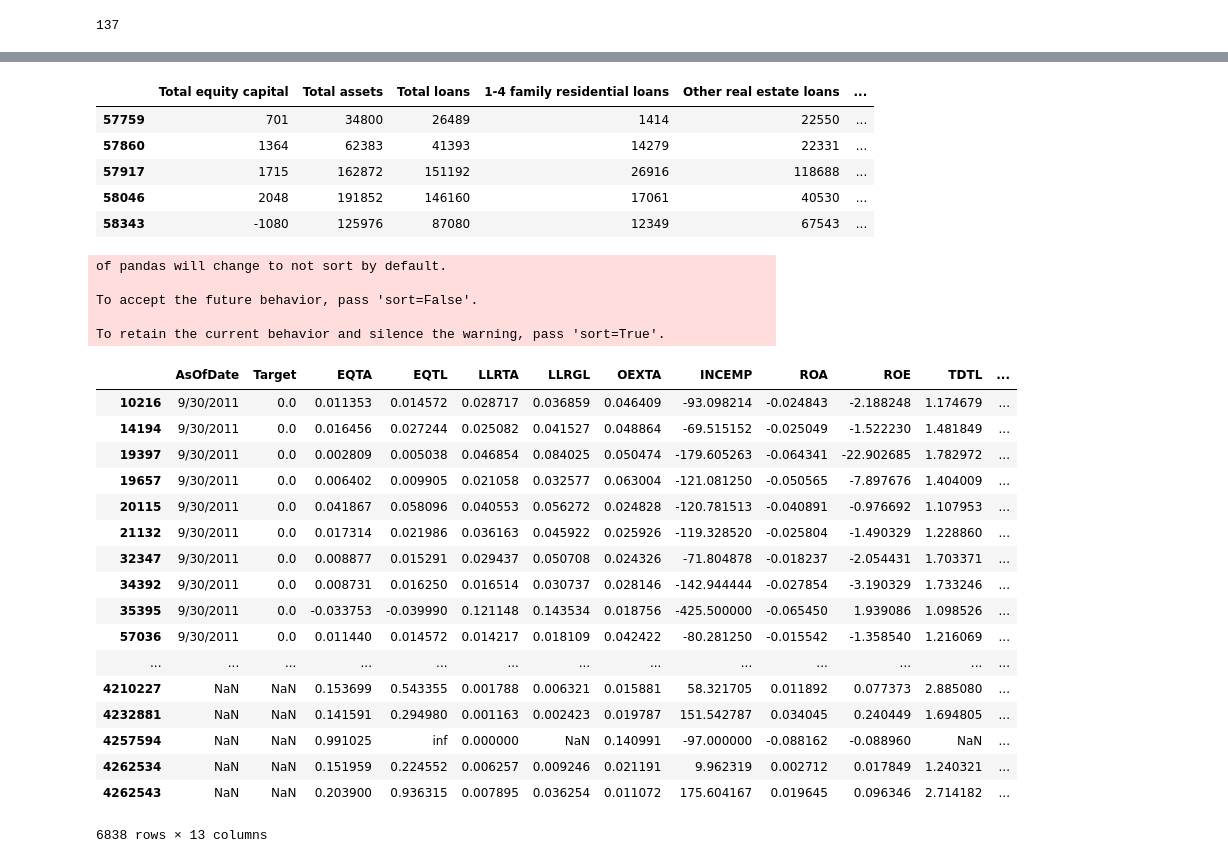
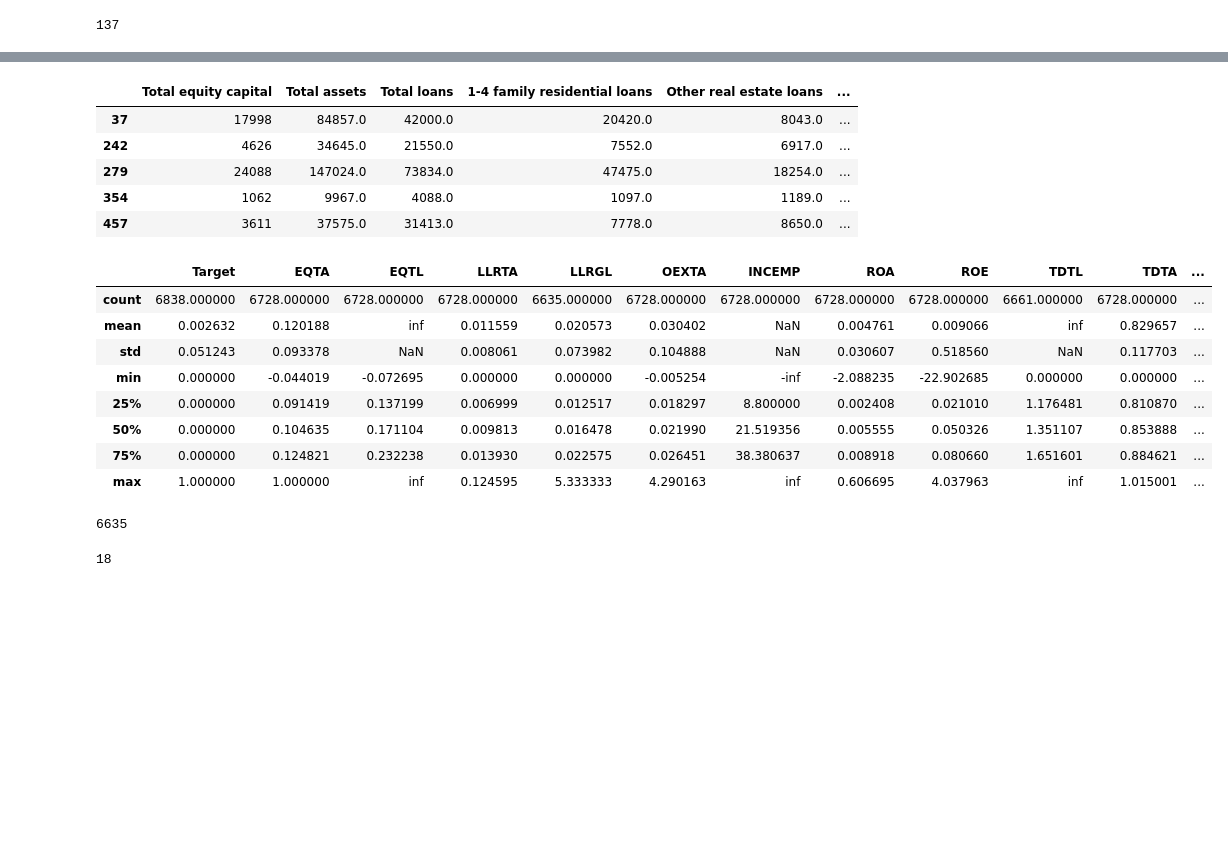
Before and after one commit to allaccountstaken/predicting_bank_distress, a Jupyter notebook: create_camel_dataset.ipynb, the cells around one changed output, grey strips where cells are left out. Drawn from its saved outputs; the diff is of its cells as text; code cells hidden in the pictures; blank space fills up the shorter version.

```diff
--- a/create_camel_dataset.ipynb
+++ b/create_camel_dataset.ipynb
@@ -677,27 +666,20 @@ failed_after_2011Q3
 # %%
 healthy_after_2011Q3 = pd.read_csv('data/healthy_after_2011Q3_OOS', index_col=0)
-failed_after_2011Q3['AsOfDate'] = '9/30/2011'
-# Code Target as "1", i.e. failed bank and store
-failed_after_2011Q3['Target'] = 0
-failed_after_2011Q3.tail()
+healthy_after_2011Q3['AsOfDate'] = '9/30/2011'
+# Code Target as "0", i.e. for a healthy bank and store
+healthy_after_2011Q3['Target'] = 0
+healthy_after_2011Q3.head()
 # %% [output]
 |  | Total equity capital | Total assets | Total loans | 1-4 family residential loans | Other real estate loans | ... |
-| 57759 | 701 | 34800 | 26489 | 1414 | 22550 | ... |
-| 57860 | 1364 | 62383 | 41393 | 14279 | 22331 | ... |
-| 57917 | 1715 | 162872 | 151192 | 26916 | 118688 | ... |
-| 58046 | 2048 | 191852 | 146160 | 17061 | 40530 | ... |
-| 58343 | -1080 | 125976 | 87080 | 12349 | 67543 | ... |
+| 37 | 17998 | 84857.0 | 42000.0 | 20420.0 | 8043.0 | ... |
+| 242 | 4626 | 34645.0 | 21550.0 | 7552.0 | 6917.0 | ... |
+| 279 | 24088 | 147024.0 | 73834.0 | 47475.0 | 18254.0 | ... |
+| 354 | 1062 | 9967.0 | 4088.0 | 1097.0 | 1189.0 | ... |
+| 457 | 3611 | 37575.0 | 31413.0 | 7778.0 | 8650.0 | ... |
 # %%
 # Concat all, check and save
 all_banks_after2011Q3 = pd.concat([failed_after_2011Q3, healthy_after_2011Q3])
-len(all_banks_after2011Q3.index)
 all_banks_after2011Q3.to_csv('data/all_banks_after2011Q3.csv')
-# %% [output]
-of pandas will change to not sort by default.
-
-To accept the future behavior, pass 'sort=False'.
-
-To retain the current behavior and silence the warning, pass 'sort=True'.
 # %%
 camel_data = all_banks_after2011Q3
 # %%
@@ -736,23 +718,14 @@ columns_to_drop = ['Total equity capital', 'Total assets', 'Total loans',
        'Number of full-time employees']
 camel_data.drop(columns=columns_to_drop, axis=1, inplace=True)
 # %%
-camel_data
+camel_data.describe()
 # %% [output]
-|  | AsOfDate | Target | EQTA | EQTL | LLRTA | LLRGL | OEXTA | INCEMP | ROA | ROE | TDTL | ... |
-| 10216 | 9/30/2011 | 0.0 | 0.011353 | 0.014572 | 0.028717 | 0.036859 | 0.046409 | -93.098214 | -0.024843 | -2.188248 | 1.174679 | ... |
-| 14194 | 9/30/2011 | 0.0 | 0.016456 | 0.027244 | 0.025082 | 0.041527 | 0.048864 | -69.515152 | -0.025049 | -1.522230 | 1.481849 | ... |
-| 19397 | 9/30/2011 | 0.0 | 0.002809 | 0.005038 | 0.046854 | 0.084025 | 0.050474 | -179.605263 | -0.064341 | -22.902685 | 1.782972 | ... |
-| 19657 | 9/30/2011 | 0.0 | 0.006402 | 0.009905 | 0.021058 | 0.032577 | 0.063004 | -121.081250 | -0.050565 | -7.897676 | 1.404009 | ... |
-| 20115 | 9/30/2011 | 0.0 | 0.041867 | 0.058096 | 0.040553 | 0.056272 | 0.024828 | -120.781513 | -0.040891 | -0.976692 | 1.107953 | ... |
-| 21132 | 9/30/2011 | 0.0 | 0.017314 | 0.021986 | 0.036163 | 0.045922 | 0.025926 | -119.328520 | -0.025804 | -1.490329 | 1.228860 | ... |
-| 32347 | 9/30/2011 | 0.0 | 0.008877 | 0.015291 | 0.029437 | 0.050708 | 0.024326 | -71.804878 | -0.018237 | -2.054431 | 1.703371 | ... |
-| 34392 | 9/30/2011 | 0.0 | 0.008731 | 0.016250 | 0.016514 | 0.030737 | 0.028146 | -142.944444 | -0.027854 | -3.190329 | 1.733246 | ... |
-| 35395 | 9/30/2011 | 0.0 | -0.033753 | -0.039990 | 0.121148 | 0.143534 | 0.018756 | -425.500000 | -0.065450 | 1.939086 | 1.098526 | ... |
-| 57036 | 9/30/2011 | 0.0 | 0.011440 | 0.014572 | 0.014217 | 0.018109 | 0.042422 | -80.281250 | -0.015542 | -1.358540 | 1.216069 | ... |
-| ... | ... | ... | ... | ... | ... | ... | ... | ... | ... | ... | ... | ... |
-| 4210227 | NaN | NaN | 0.153699 | 0.543355 | 0.001788 | 0.006321 | 0.015881 | 58.321705 | 0.011892 | 0.077373 | 2.885080 | ... |
-| 4232881 | NaN | NaN | 0.141591 | 0.294980 | 0.001163 | 0.002423 | 0.019787 | 151.542787 | 0.034045 | 0.240449 | 1.694805 | ... |
-| 4257594 | NaN | NaN | 0.991025 | inf | 0.000000 | NaN | 0.140991 | -97.000000 | -0.088162 | -0.088960 | NaN | ... |
-| 4262534 | NaN | NaN | 0.151959 | 0.224552 | 0.006257 | 0.009246 | 0.021191 | 9.962319 | 0.002712 | 0.017849 | 1.240321 | ... |
-| 4262543 | NaN | NaN | 0.203900 | 0.936315 | 0.007895 | 0.036254 | 0.011072 | 175.604167 | 0.019645 | 0.096346 | 2.714182 | ... |
+|  | Target | EQTA | EQTL | LLRTA | LLRGL | OEXTA | INCEMP | ROA | ROE | TDTL | TDTA | ... |
+| count | 6838.000000 | 6728.000000 | 6728.000000 | 6728.000000 | 6635.000000 | 6728.000000 | 6728.000000 | 6728.000000 | 6728.000000 | 6661.000000 | 6728.000000 | ... |
+| mean | 0.002632 | 0.120188 | inf | 0.011559 | 0.020573 | 0.030402 | NaN | 0.004761 | 0.009066 | inf | 0.829657 | ... |
+| std | 0.051243 | 0.093378 | NaN | 0.008061 | 0.073982 | 0.104888 | NaN | 0.030607 | 0.518560 | NaN | 0.117703 | ... |
+| min | 0.000000 | -0.044019 | -0.072695 | 0.000000 | 0.000000 | -0.005254 | -inf | -2.088235 | -22.902685 | 0.000000 | 0.000000 | ... |
+| 25% | 0.000000 | 0.091419 | 0.137199 | 0.006999 | 0.012517 | 0.018297 | 8.800000 | 0.002408 | 0.021010 | 1.176481 | 0.810870 | ... |
+| 50% | 0.000000 | 0.104635 | 0.171104 | 0.009813 | 0.016478 | 0.021990 | 21.519356 | 0.005555 | 0.050326 | 1.351107 | 0.853888 | ... |
+| 75% | 0.000000 | 0.124821 | 0.232238 | 0.013930 | 0.022575 | 0.026451 | 38.380637 | 0.008918 | 0.080660 | 1.651601 | 0.884621 | ... |
+| max | 1.000000 | 1.000000 | inf | 0.124595 | 5.333333 | 4.290163 | inf | 0.606695 | 4.037963 | inf | 1.015001 | ... |
-6838 rows × 13 columns
@@ -758,0 +737,9 @@ camel_data
+# %%
+len(camel_set.index)
+# %% [output]
+6635
+# %%
+# Checking if set still has failed banks with Target == 1
+len(camel_set.loc[camel_set.Target == 1])
+# %% [output]
+18
```
Also changed, not shown: parts of 4 cells of this notebook, 2 other files.
